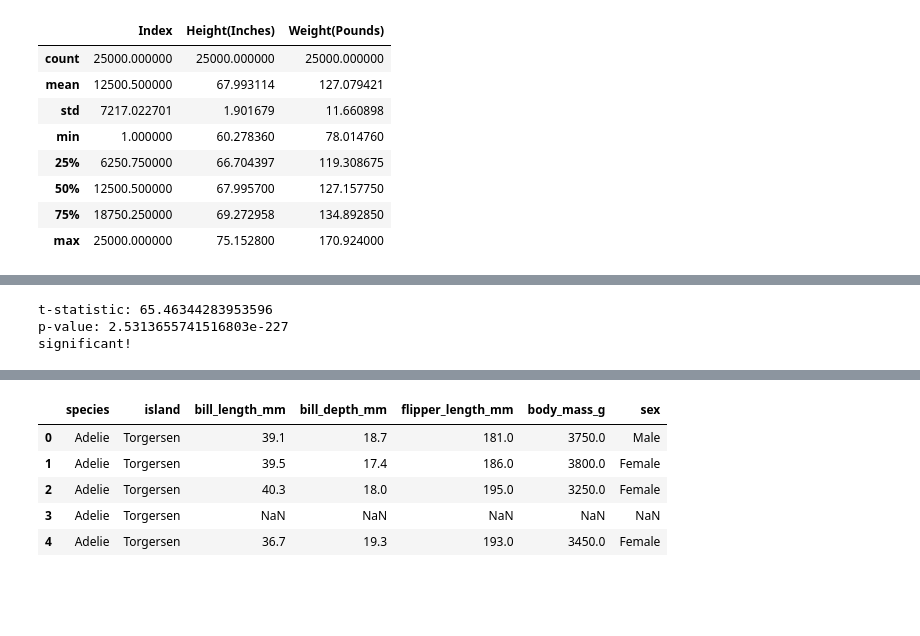
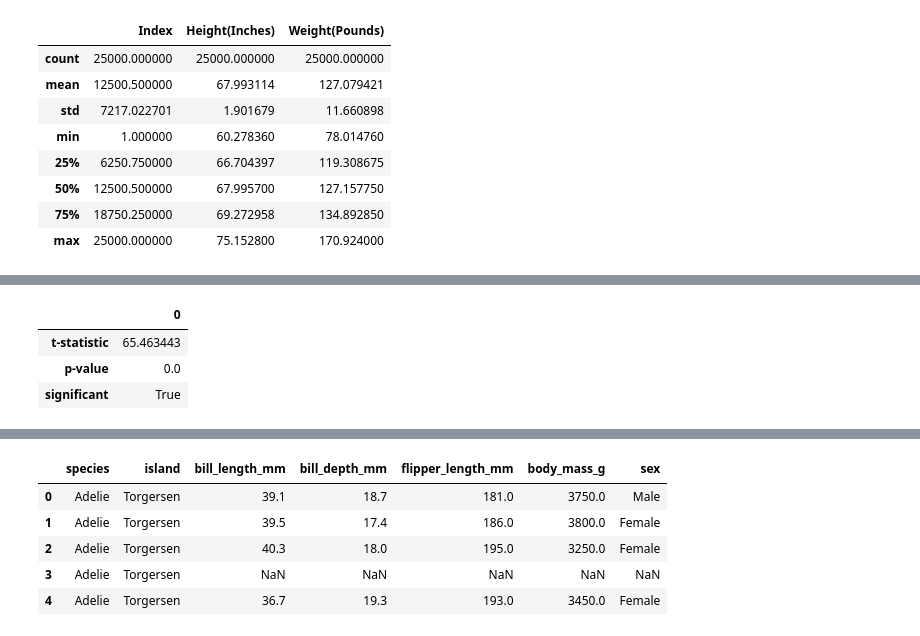
Before and after one commit to HassanAlgoz/data-analytics, a Jupyter notebook: lecture_v2/L07_hypothesis_testing.ipynb, the cells around one changed output, grey strips where cells are left out. Cells and saved outputs as stored; diff of their text form; code cells hidden in the pictures; blank space fills up the shorter version.

```diff
--- a/lecture_v2/L07_hypothesis_testing.ipynb
+++ b/lecture_v2/L07_hypothesis_testing.ipynb
@@ -181,20 +137,22 @@ humans.describe()
 # %%
-from scipy import stats
-
 # significance level
 alpha = 0.05
 
 # 1 sample t-test
 t_statistic, p_value = stats.ttest_1samp(
     nba['h_in'],
     humans['Height(Inches)'].mean(),
     alternative="greater",
 )
 
-print(f"t-statistic: {t_statistic}")
-print(f"p-value: {p_value}")
-print("significant!" if p_value <= alpha else "not enough evidence")
+# Display the results in a table
+pd.DataFrame({
+    't-statistic': [t_statistic],
+    'p-value': [p_value],
+    'significant': [p_value <= alpha]
+}).T
 # %% [output]
-t-statistic: 65.46344283953596
-p-value: 2.5313655741516803e-227
-significant!
+|  | 0 |
+| t-statistic | 65.463443 |
+| p-value | 0.0 |
+| significant | True |
```
Also changed, not shown: parts of 41 cells of this notebook, 1 other file.
